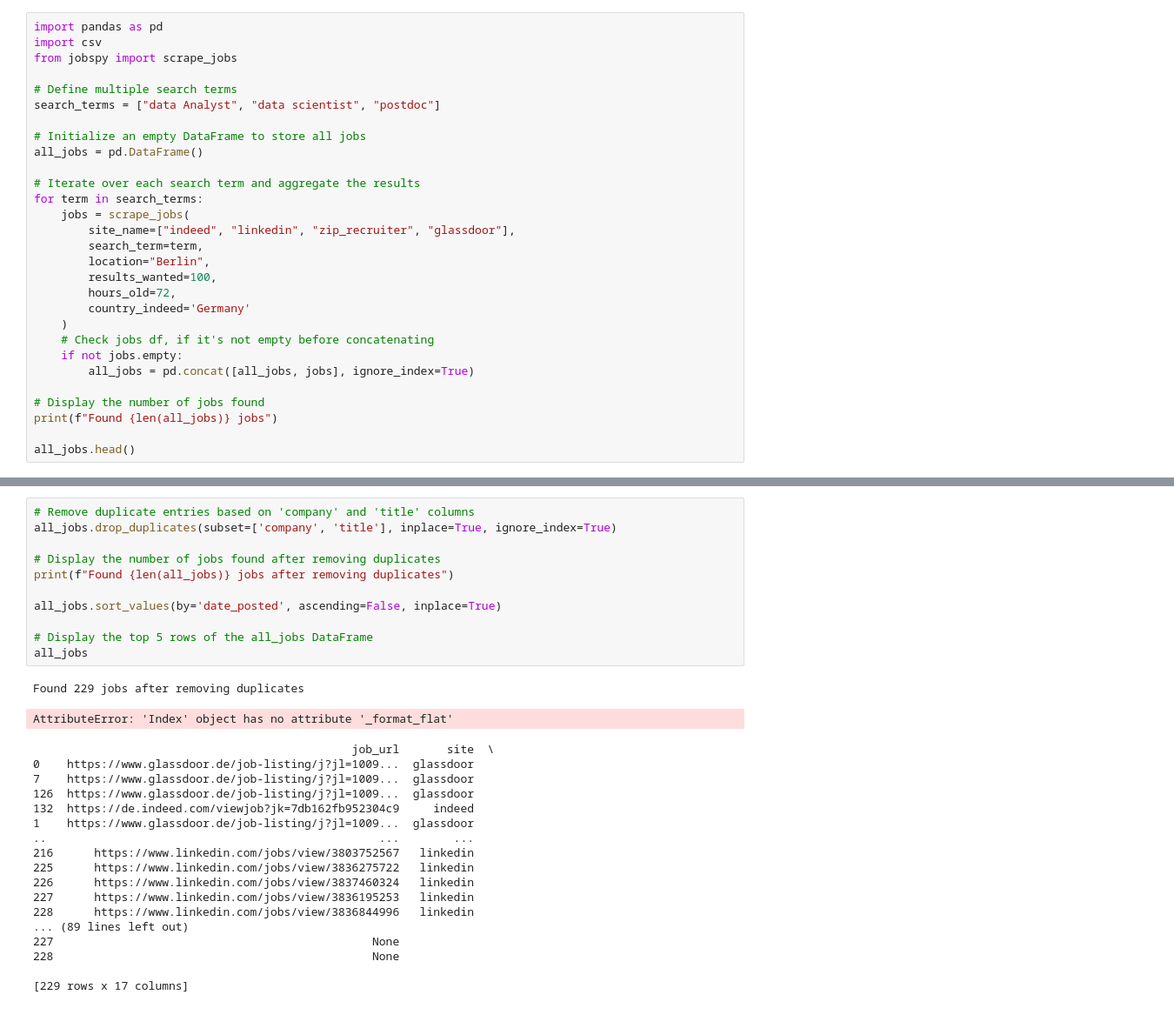
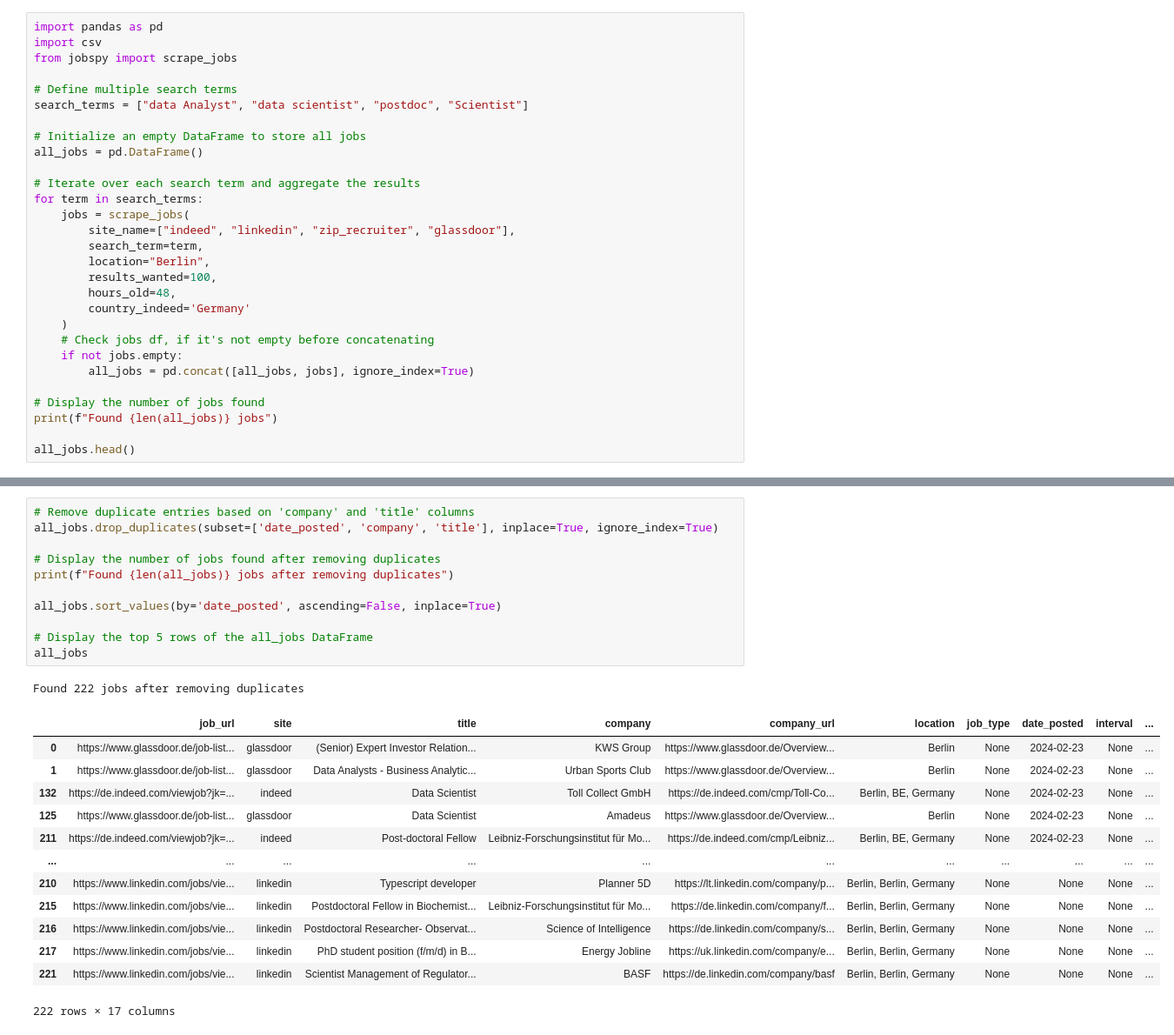
Before and after one commit to Amrmostafa-1/JobSpy, a Jupyter notebook: Jobs.ipynb, the cells around one changed output, grey strips where cells are left out. Shown at 87% size. Saved outputs shown, nothing was run; the diff lists cells and outputs as text.

```diff
--- a/Jobs.ipynb
+++ b/Jobs.ipynb
@@ -24,7 +6,7 @@ import csv
 from jobspy import scrape_jobs
 
 # Define multiple search terms
-search_terms = ["data Analyst", "data scientist", "postdoc"]
+search_terms = ["data Analyst", "data scientist", "postdoc", "Scientist"]
 
 # Initialize an empty DataFrame to store all jobs
 all_jobs = pd.DataFrame()
@@ -36,7 +18,7 @@ for term in search_terms:
         search_term=term,
         location="Berlin",
         results_wanted=100,
-        hours_old=72,
+        hours_old=48,
         country_indeed='Germany'
     )
     # Check jobs df, if it's not empty before concatenating
@@ -70,34 +46,29 @@ AttributeError: 'Index' object has no attribute '_format_flat'
 # %%
 # Remove duplicate entries based on 'company' and 'title' columns
-all_jobs.drop_duplicates(subset=['company', 'title'], inplace=True, ignore_index=True)
+all_jobs.drop_duplicates(subset=['date_posted', 'company', 'title'], inplace=True, ignore_index=True)
 
 # Display the number of jobs found after removing duplicates
 print(f"Found {len(all_jobs)} jobs after removing duplicates")
 
 all_jobs.sort_values(by='date_posted', ascending=False, inplace=True)
 
 # Display the top 5 rows of the all_jobs DataFrame
 all_jobs
 # %% [output]
-Found 229 jobs after removing duplicates
+Found 222 jobs after removing duplicates
+|  | job_url | site | title | company | company_url | location | job_type | date_posted | interval | ... |
+| 0 | https://www.glassdoor.de/job-list... | glassdoor | (Senior) Expert Investor Relation... | KWS Group | https://www.glassdoor.de/Overview... | Berlin | None | 2024-02-23 | None | ... |
+| 1 | https://www.glassdoor.de/job-list... | glassdoor | Data Analysts - Business Analytic... | Urban Sports Club | https://www.glassdoor.de/Overview... | Berlin | None | 2024-02-23 | None | ... |
+| 132 | https://de.indeed.com/viewjob?jk=... | indeed | Data Scientist | Toll Collect GmbH | https://de.indeed.com/cmp/Toll-Co... | Berlin, BE, Germany | None | 2024-02-23 | None | ... |
+| 125 | https://www.glassdoor.de/job-list... | glassdoor | Data Scientist | Amadeus | https://www.glassdoor.de/Overview... | Berlin | None | 2024-02-23 | None | ... |
+| 211 | https://de.indeed.com/viewjob?jk=... | indeed | Post-doctoral Fellow | Leibniz-Forschungsinstitut für Mo... | https://de.indeed.com/cmp/Leibniz... | Berlin, BE, Germany | None | 2024-02-23 | None | ... |
+| ... | ... | ... | ... | ... | ... | ... | ... | ... | ... | ... |
+| 210 | https://www.linkedin.com/jobs/vie... | linkedin | Typescript developer | Planner 5D | https://lt.linkedin.com/company/p... | Berlin, Berlin, Germany | None | None | None | ... |
+| 215 | https://www.linkedin.com/jobs/vie... | linkedin | Postdoctoral Fellow in Biochemist... | Leibniz-Forschungsinstitut für Mo... | https://de.linkedin.com/company/f... | Berlin, Berlin, Germany | None | None | None | ... |
+| 216 | https://www.linkedin.com/jobs/vie... | linkedin | Postdoctoral Researcher- Observat... | Science of Intelligence | https://de.linkedin.com/company/s... | Berlin, Berlin, Germany | None | None | None | ... |
+| 217 | https://www.linkedin.com/jobs/vie... | linkedin | PhD student position (f/m/d) in B... | Energy Jobline | https://uk.linkedin.com/company/e... | Berlin, Berlin, Germany | None | None | None | ... |
+| 221 | https://www.linkedin.com/jobs/vie... | linkedin | Scientist Management of Regulator... | BASF | https://de.linkedin.com/company/basf | Berlin, Berlin, Germany | None | None | None | ... |
-AttributeError: 'Index' object has no attribute '_format_flat'
+222 rows × 17 columns
-                                               job_url       site  \
-0    https://www.glassdoor.de/job-listing/j?jl=1009...  glassdoor
-7    https://www.glassdoor.de/job-listing/j?jl=1009...  glassdoor
-126  https://www.glassdoor.de/job-listing/j?jl=1009...  glassdoor
-132  https://de.indeed.com/viewjob?jk=7db162fb952304c9     indeed
-1    https://www.glassdoor.de/job-listing/j?jl=1009...  glassdoor
-..                                                 ...        ...
-216      https://www.linkedin.com/jobs/view/3803752567   linkedin
-225      https://www.linkedin.com/jobs/view/3836275722   linkedin
-226      https://www.linkedin.com/jobs/view/3837460324   linkedin
-227      https://www.linkedin.com/jobs/view/3836195253   linkedin
-228      https://www.linkedin.com/jobs/view/3836844996   linkedin
-... (89 lines left out)
-227                                               None
-228                                               None
-
-[229 rows x 17 columns]
 # %%
 all_jobs = all_jobs[['date_posted','title','company','site','job_url','description']]
 all_jobs
```
Also changed, not shown: parts of 6 cells of this notebook.
